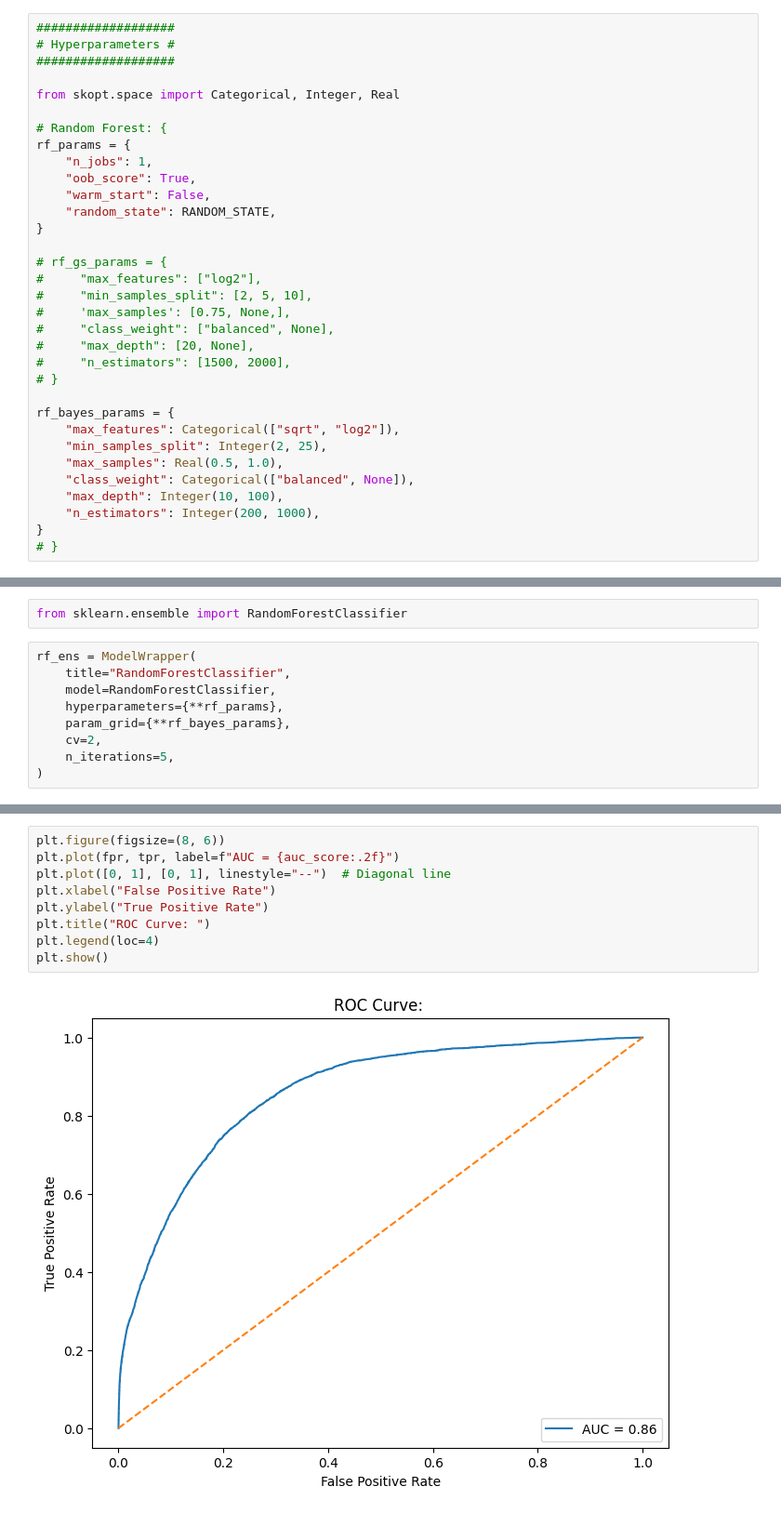
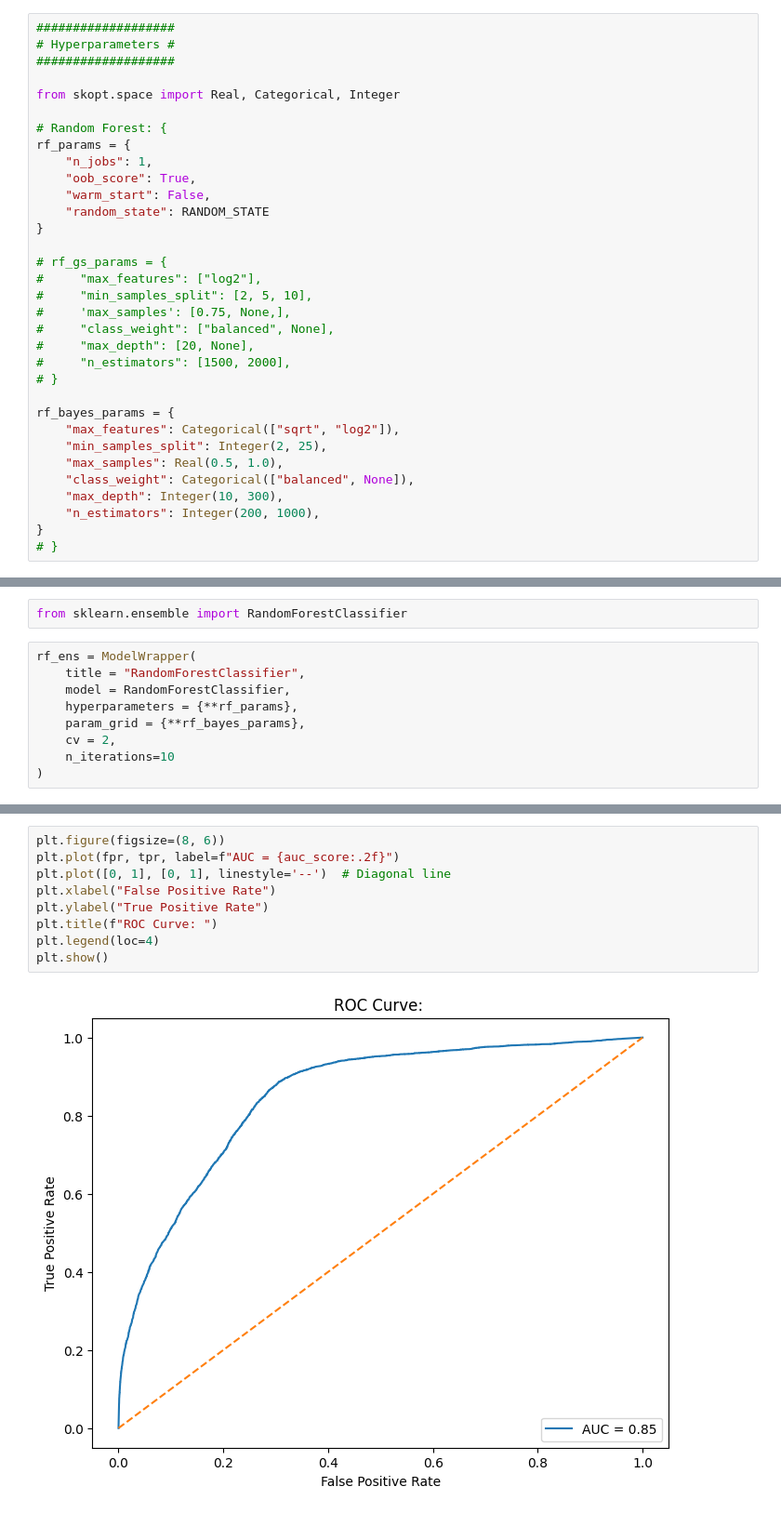
Before and after one commit to HigherGround189/EGT309-Team-Harish-Kanna, a Jupyter notebook: notebooks/Zhexiang_Model_training.ipynb, the cells around one changed output, grey strips where cells are left out. Shown: that part at 93% size. Drawn from its saved outputs; the diff is of its cells as text.

```diff
--- a/notebooks/Zhexiang_Model_training.ipynb
+++ b/notebooks/Zhexiang_Model_training.ipynb
@@ -135,14 +148,14 @@ class ModelWrapper:
 # Hyperparameters #
 ###################
 
-from skopt.space import Categorical, Integer, Real
+from skopt.space import Real, Categorical, Integer
 
 # Random Forest: {
 rf_params = {
     "n_jobs": 1,
     "oob_score": True,
     "warm_start": False,
-    "random_state": RANDOM_STATE,
+    "random_state": RANDOM_STATE
 }
 
 # rf_gs_params = {
@@ -159,7 +172,7 @@ rf_bayes_params = {
     "min_samples_split": Integer(2, 25),
     "max_samples": Real(0.5, 1.0),
     "class_weight": Categorical(["balanced", None]),
-    "max_depth": Integer(10, 100),
+    "max_depth": Integer(10, 300),
     "n_estimators": Integer(200, 1000),
 }
 # }
@@ -190,11 +200,11 @@ Only boosting trees plot training and validation loss
 from sklearn.ensemble import RandomForestClassifier
 # %%
 rf_ens = ModelWrapper(
-    title="RandomForestClassifier",
-    model=RandomForestClassifier,
-    hyperparameters={**rf_params},
-    param_grid={**rf_bayes_params},
-    cv=2,
-    n_iterations=5,
+    title = "RandomForestClassifier",
+    model = RandomForestClassifier,
+    hyperparameters = {**rf_params},
+    param_grid = {**rf_bayes_params},
+    cv = 2,
+    n_iterations=10
 )
 # %%
@@ -226,11 +243,11 @@ auc_score = roc_auc_score(y, y_pred_proba)
 # %%
 plt.figure(figsize=(8, 6))
 plt.plot(fpr, tpr, label=f"AUC = {auc_score:.2f}")
-plt.plot([0, 1], [0, 1], linestyle="--")  # Diagonal line
+plt.plot([0, 1], [0, 1], linestyle='--')  # Diagonal line
 plt.xlabel("False Positive Rate")
 plt.ylabel("True Positive Rate")
-plt.title("ROC Curve: ")
+plt.title(f"ROC Curve: ")
 plt.legend(loc=4)
 plt.show()
 # %% [output]
-[figure, old version]
+[figure, new version]
```
Also changed, not shown: parts of 18 cells of this notebook.
